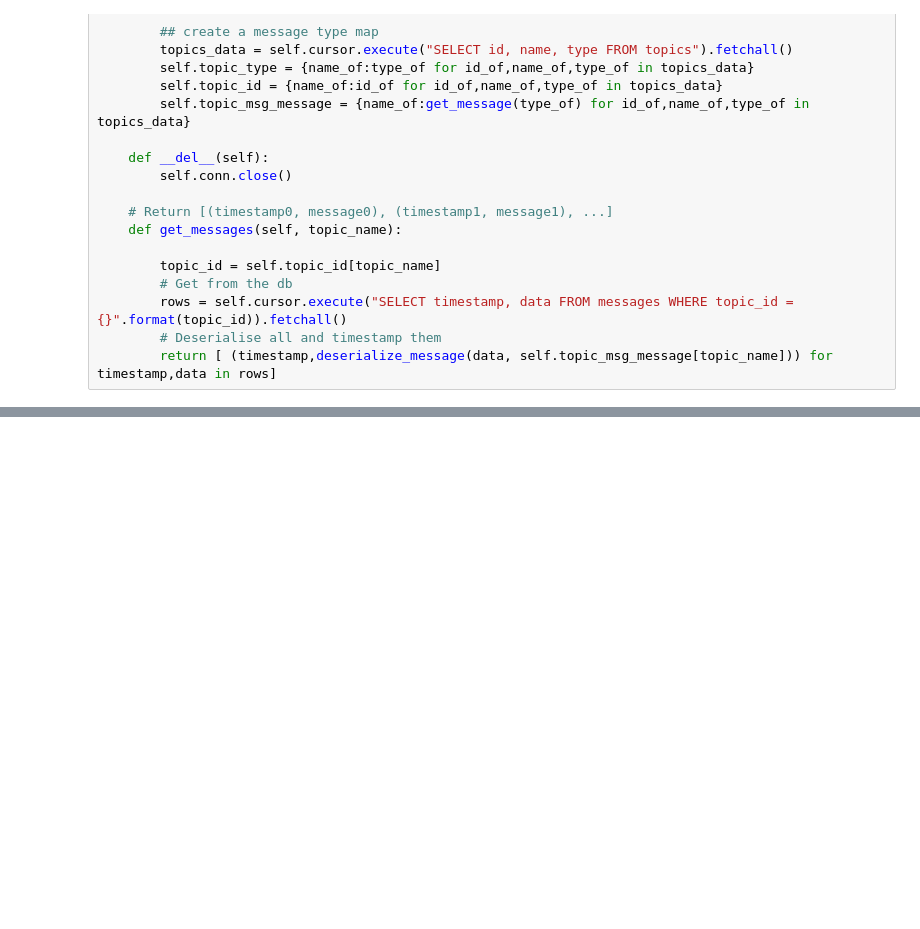
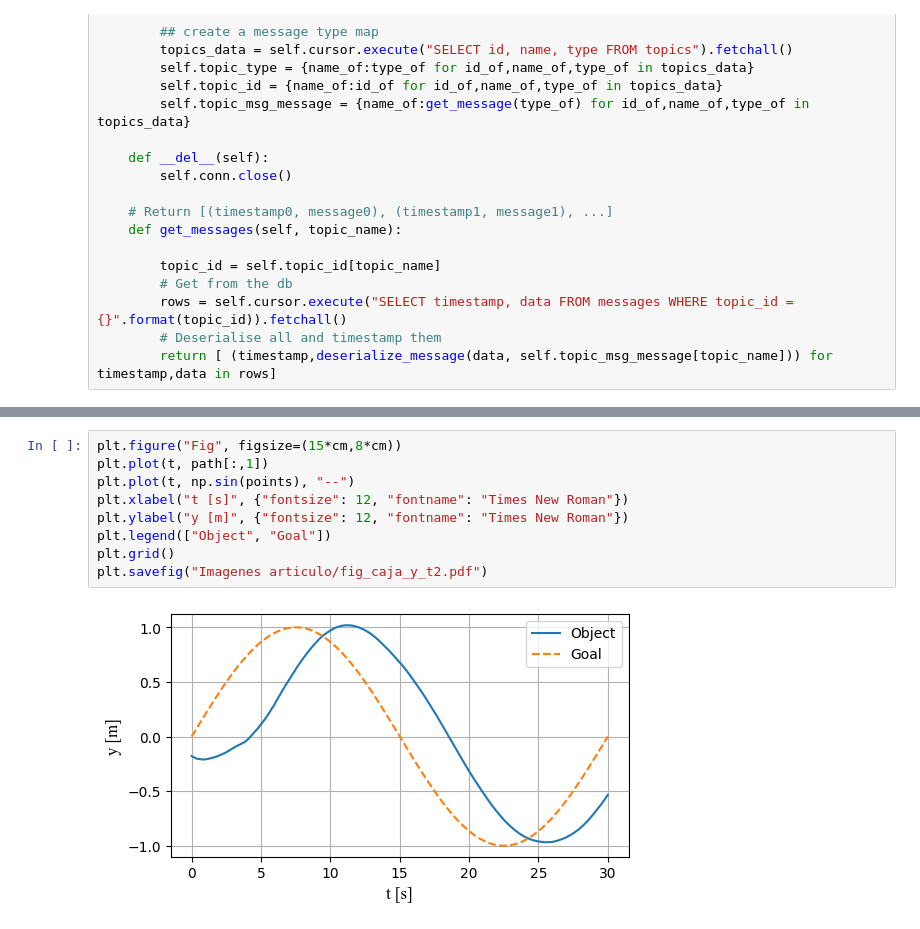
Before and after one commit to alejotoro-o/multi-robot-ueia, a Jupyter notebook: ros_bag_read.ipynb, the cells around one changed output, grey strips where cells are left out. Drawn from its saved outputs; the diff is of its cells as text; blank space fills up the shorter version.

```diff
--- a/ros_bag_read.ipynb
+++ b/ros_bag_read.ipynb
@@ -56,0 +134,11 @@ len(path)
+# %%
+plt.figure("Fig", figsize=(15*cm,8*cm))
+plt.plot(t, path[:,1])
+plt.plot(t, np.sin(points), "--")
+plt.xlabel("t [s]", {"fontsize": 12, "fontname": "Times New Roman"})
+plt.ylabel("y [m]", {"fontsize": 12, "fontname": "Times New Roman"})
+plt.legend(["Object", "Goal"])
+plt.grid()
+plt.savefig("Imagenes articulo/fig_caja_y_t2.pdf")
+# %% [output]
+[figure, added]
```
Also changed, not shown: parts of 22 cells of this notebook, 1 other file.
